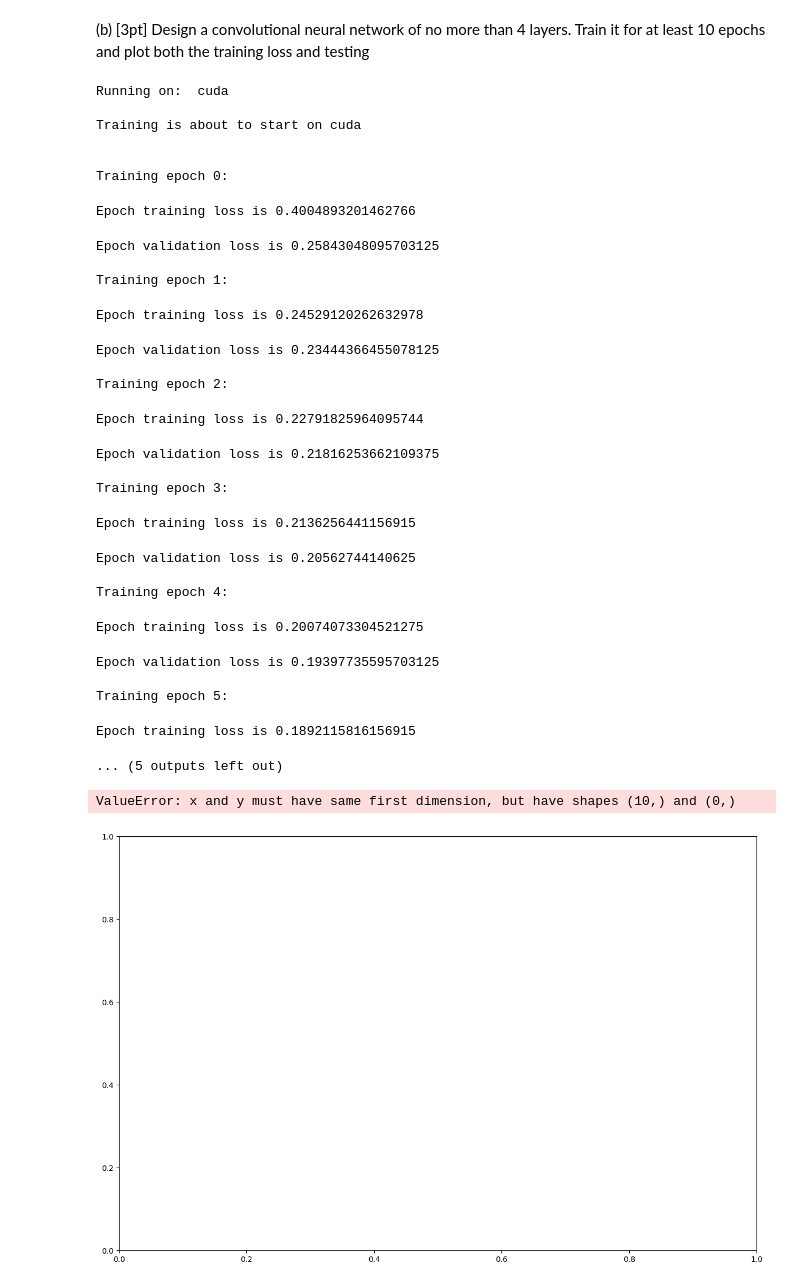
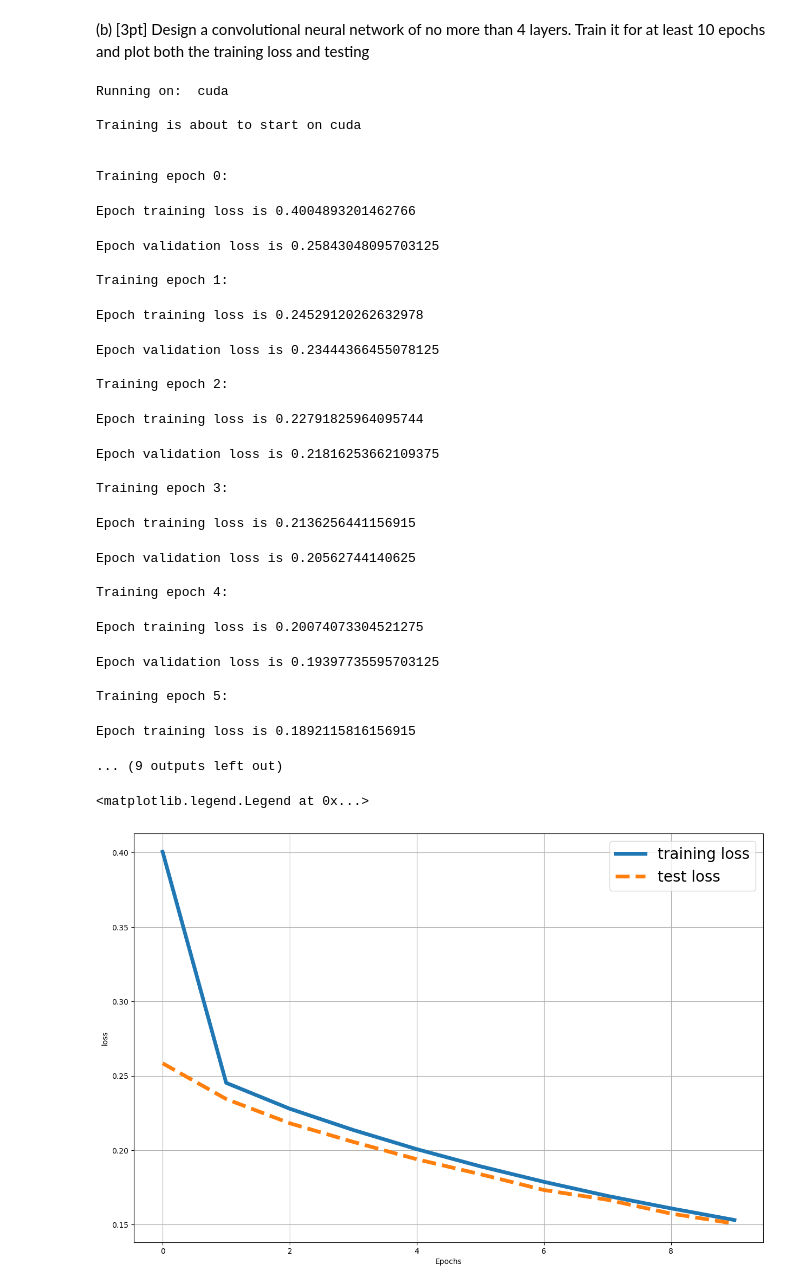
Before and after one commit to Yikeru/5LSL0, a Jupyter notebook: Assignment 4/Exercises week3.ipynb, the cells around one changed output. Cells and saved outputs as stored; diff of their text form; code cells hidden in the pictures.

```diff
--- a/Assignment 4/Exercises week3.ipynb
+++ b/Assignment 4/Exercises week3.ipynb
@@ -134,7 +134,7 @@ for e in range(epochs):
             out = out.squeeze(1)
             vloss += criterion(out, gt).to(torch.float16).item()
         # update loss dictionary
-        loss_dict['val_loss'].append(vloss)
+        loss_dict['val_loss'].append(vloss/len(val_loader))
         # print validation loss
         print(f"\nEpoch validation loss is {vloss/len(val_loader)}")
 
@@ -169,20 +169,20 @@ Epoch validation loss is 0.19397735595703125
 
 Training epoch 5:
 Epoch training loss is 0.1892115816156915
-... (5 outputs left out)
+... (9 outputs left out)
 # %%
 # Plot losses
 
 #validation loss is actually test loss
 plt.figure(figsize=(15,10),dpi=100)
-plt.plot(range(epochs), loss_dic['train_loss'],
+plt.plot(range(epochs), loss_dict['train_loss'],
          label='training loss', linewidth=5)
-plt.plot(range(epochs), eval_dic['val_loss'],
+plt.plot(range(epochs), np.array(loss_dict['val_loss']),
          label='test loss', linestyle='--', linewidth=5)
 plt.ylabel('loss')
 plt.xlabel('Epochs')
 plt.grid()
 plt.legend(loc=0, prop={'size': 20})
 # %% [output]
-ValueError: x and y must have same first dimension, but have shapes (10,) and (0,)
+<matplotlib.legend.Legend at 0x...>
-[figure, old version]
+[figure, new version]
```
Also changed, not shown: parts of 1 cell of this notebook.
